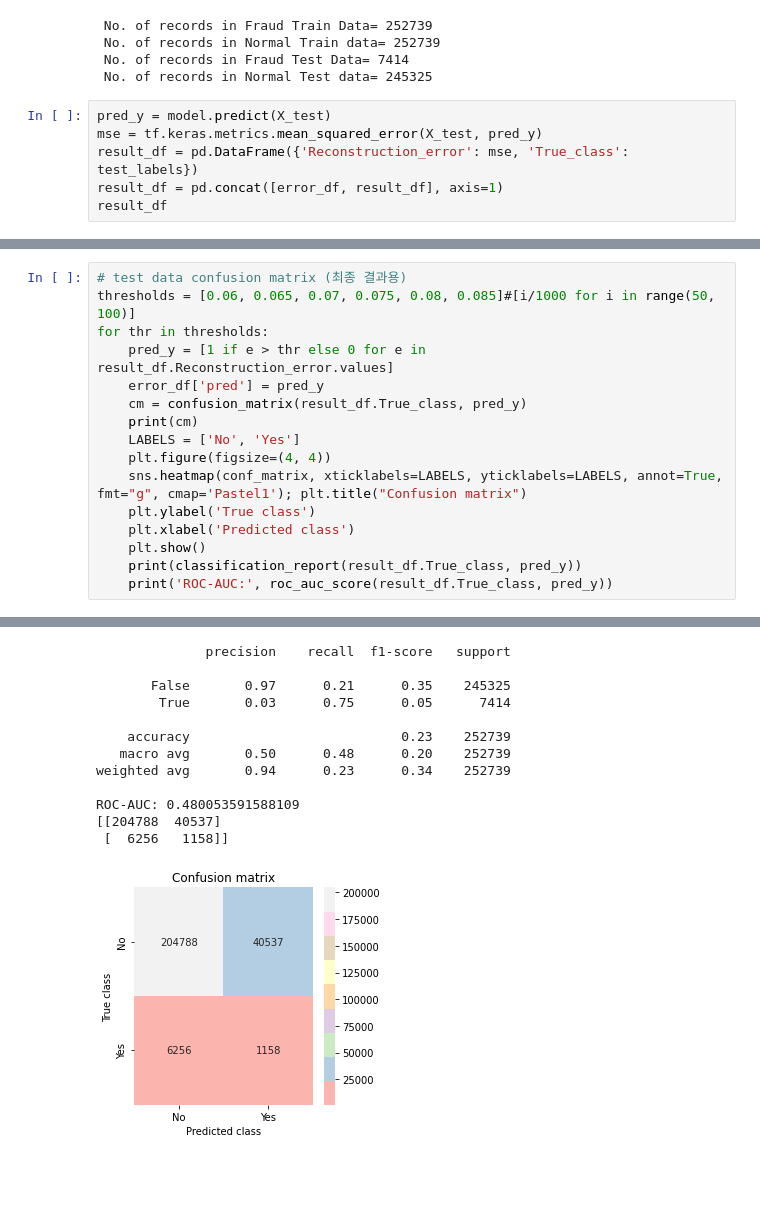
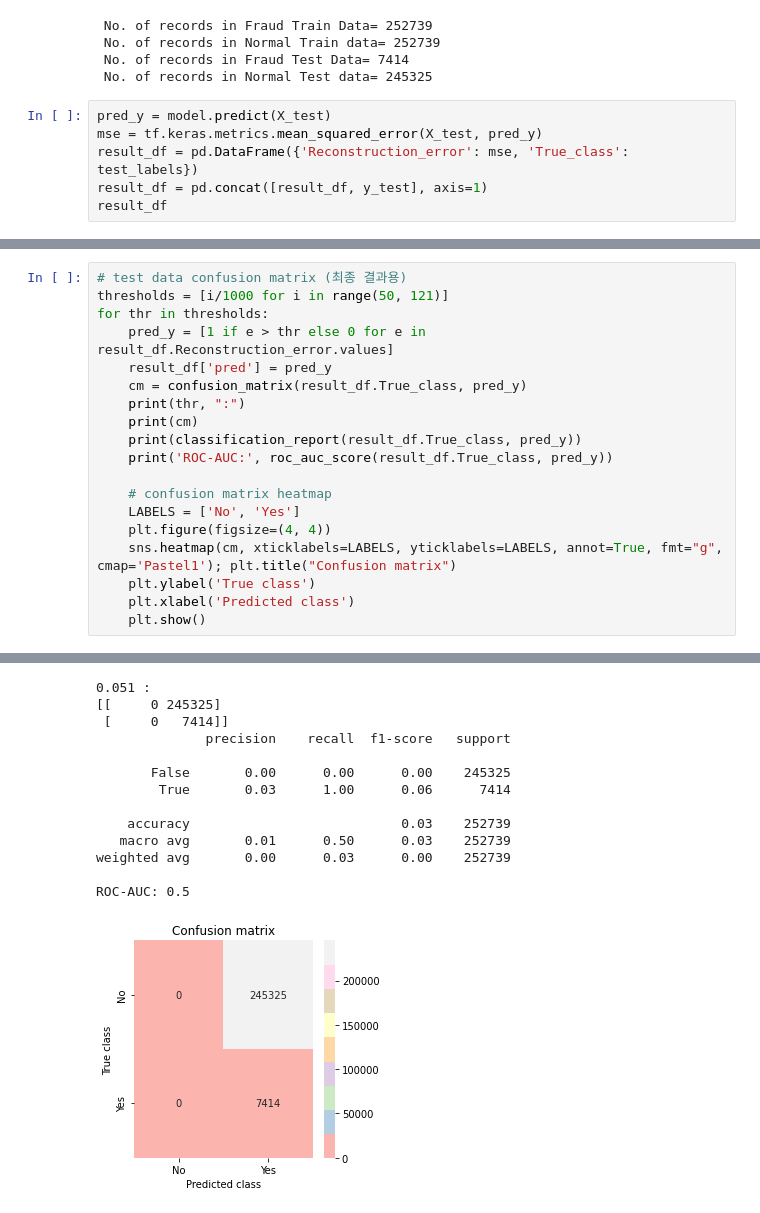
Before and after one commit to hesthers/Project-with-company, a Jupyter notebook: autoencoder_with_thunder_mkt.ipynb, the cells around one changed output, grey strips where cells are left out. Cells and saved outputs as stored; diff of their text form; blank space fills up the shorter version.

```diff
--- a/autoencoder_with_thunder_mkt.ipynb
+++ b/autoencoder_with_thunder_mkt.ipynb
@@ -768,7 +782,7 @@ print(" No. of records in Normal Test data=",len(true_test_data))
 pred_y = model.predict(X_test)
 mse = tf.keras.metrics.mean_squared_error(X_test, pred_y)
 result_df = pd.DataFrame({'Reconstruction_error': mse, 'True_class': test_labels})
-result_df = pd.concat([error_df, result_df], axis=1)
+result_df = pd.concat([result_df, y_test], axis=1)
 result_df
 # %% [output]
 |  | Reconstruction_error | True_class | click_label |
@@ -808,17 +836,20 @@ error_df.groupby('True_class').mean()
 # %%
 # test data confusion matrix (최종 결과용)
-thresholds = [0.06, 0.065, 0.07, 0.075, 0.08, 0.085]#[i/1000 for i in range(50, 100)]
+thresholds = [i/1000 for i in range(50, 121)]
 for thr in thresholds:
     pred_y = [1 if e > thr else 0 for e in result_df.Reconstruction_error.values]
-    error_df['pred'] = pred_y
+    result_df['pred'] = pred_y
     cm = confusion_matrix(result_df.True_class, pred_y)
+    print(thr, ":")
     print(cm)
+    print(classification_report(result_df.True_class, pred_y))
+    print('ROC-AUC:', roc_auc_score(result_df.True_class, pred_y))
+
+    # confusion matrix heatmap
     LABELS = ['No', 'Yes']
     plt.figure(figsize=(4, 4))
-    sns.heatmap(conf_matrix, xticklabels=LABELS, yticklabels=LABELS, annot=True, fmt="g", cmap='Pastel1'); plt.title("Confusion matrix")
+    sns.heatmap(cm, xticklabels=LABELS, yticklabels=LABELS, annot=True, fmt="g", cmap='Pastel1'); plt.title("Confusion matrix")
     plt.ylabel('True class')
     plt.xlabel('Predicted class')
     plt.show()
-    print(classification_report(result_df.True_class, pred_y))
-    print('ROC-AUC:', roc_auc_score(result_df.True_class, pred_y))
 # %% [output]
@@ -828,13 +870,14 @@ for thr in thresholds:
+0.051 :
+[[     0 245325]
+ [     0   7414]]
               precision    recall  f1-score   support
 
-       False       0.97      0.21      0.35    245325
-        True       0.03      0.75      0.05      7414
+       False       0.00      0.00      0.00    245325
+        True       0.03      1.00      0.06      7414
 
-    accuracy                           0.23    252739
-   macro avg       0.50      0.48      0.20    252739
-weighted avg       0.94      0.23      0.34    252739
+    accuracy                           0.03    252739
+   macro avg       0.01      0.50      0.03    252739
+weighted avg       0.00      0.03      0.00    252739
 
-ROC-AUC: 0.480053591588109
-[[204788  40537]
- [  6256   1158]]
+ROC-AUC: 0.5
-[figure, old version]
+[figure, new version]
```
Also changed, not shown: parts of 12 cells of this notebook.
